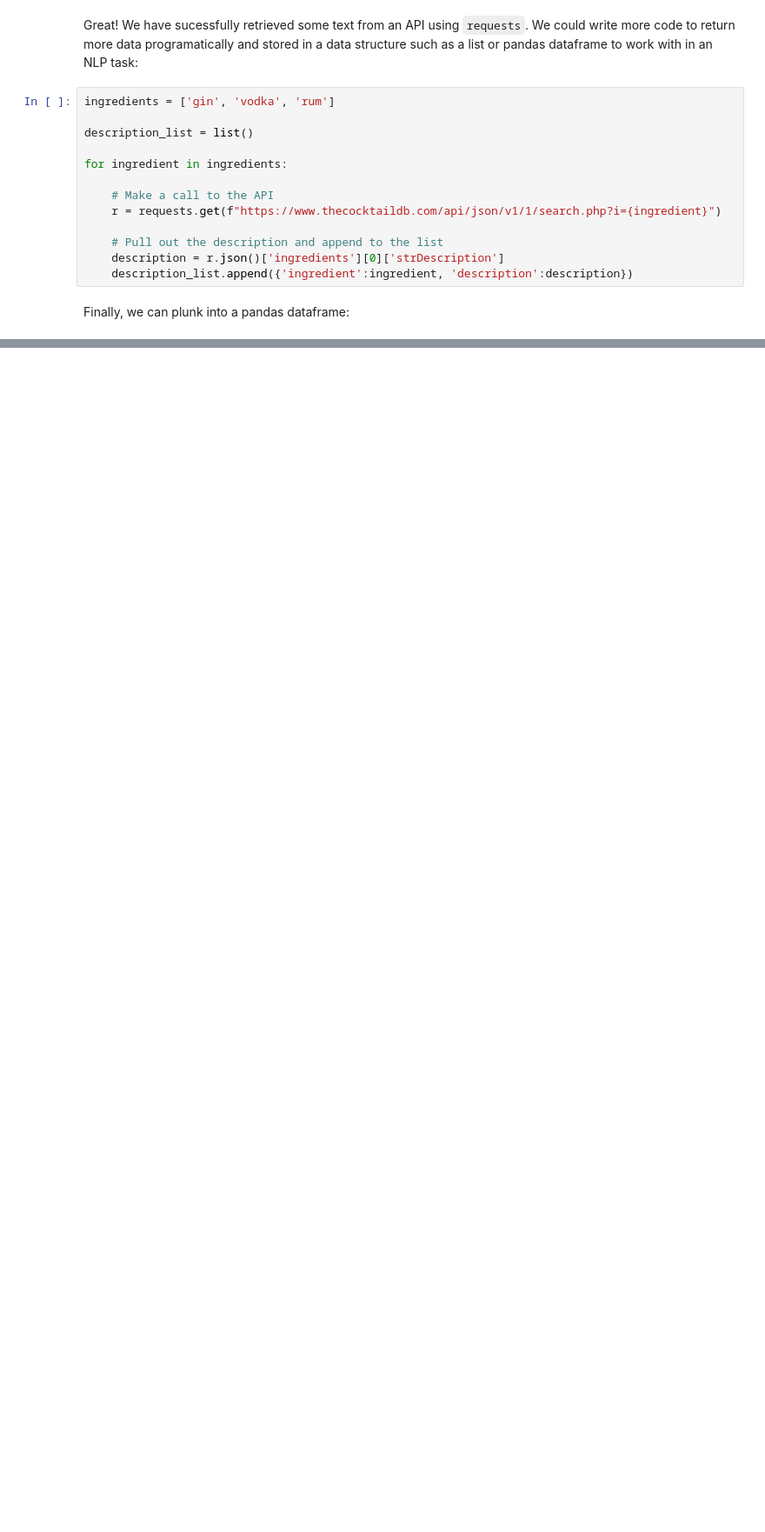
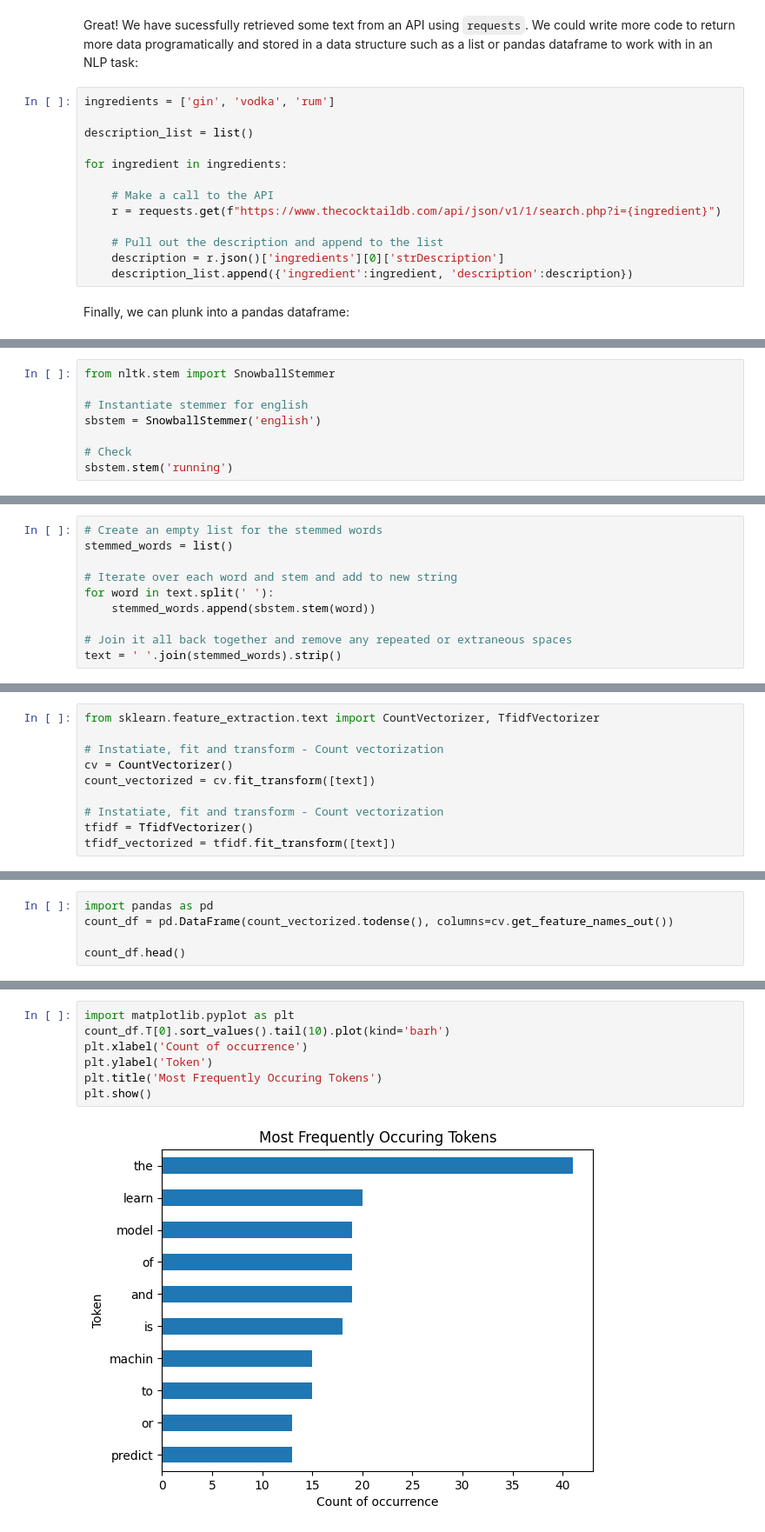
Before and after one commit to nlpfromscratch/nlp4free, a Jupyter notebook: notebooks/NLP4Free_Part2_DataAcquisitionandPreprocessing.ipynb, the cells around one changed output, grey strips where cells are left out. Shown: that part at 87% size. Cells and saved outputs as stored; diff of their text form; blank space fills up the shorter version.

```diff
--- a/notebooks/NLP4Free_Part2_DataAcquisitionandPreprocessing.ipynb
+++ b/notebooks/NLP4Free_Part2_DataAcquisitionandPreprocessing.ipynb
@@ -112,0 +234,8 @@ desc_df.head()
+# %%
+from nltk.stem import SnowballStemmer
+
+# Instantiate stemmer for english
+sbstem = SnowballStemmer('english')
+
+# Check
+sbstem.stem('running')
@@ -112,0 +244,10 @@ desc_df.head()
+# %%
+# Create an empty list for the stemmed words
+stemmed_words = list()
+
+# Iterate over each word and stem and add to new string
+for word in text.split(' '):
+    stemmed_words.append(sbstem.stem(word))
+
+# Join it all back together and remove any repeated or extraneous spaces
+text = ' '.join(stemmed_words).strip()
@@ -112,0 +278,10 @@ desc_df.head()
+# %%
+from sklearn.feature_extraction.text import CountVectorizer, TfidfVectorizer
+
+# Instatiate, fit and transform - Count vectorization
+cv = CountVectorizer()
+count_vectorized = cv.fit_transform([text])
+
+# Instatiate, fit and transform - Count vectorization
+tfidf = TfidfVectorizer()
+tfidf_vectorized = tfidf.fit_transform([text])
@@ -112,0 +297,5 @@ desc_df.head()
+# %%
+import pandas as pd
+count_df = pd.DataFrame(count_vectorized.todense(), columns=cv.get_feature_names_out())
+
+count_df.head()
@@ -112,0 +318,9 @@ desc_df.head()
+# %%
+import matplotlib.pyplot as plt
+count_df.T[0].sort_values().tail(10).plot(kind='barh')
+plt.xlabel('Count of occurrence')
+plt.ylabel('Token')
+plt.title('Most Frequently Occuring Tokens')
+plt.show()
+# %% [output]
+[figure, added]
```
Also changed, not shown: parts of 49 cells of this notebook.
